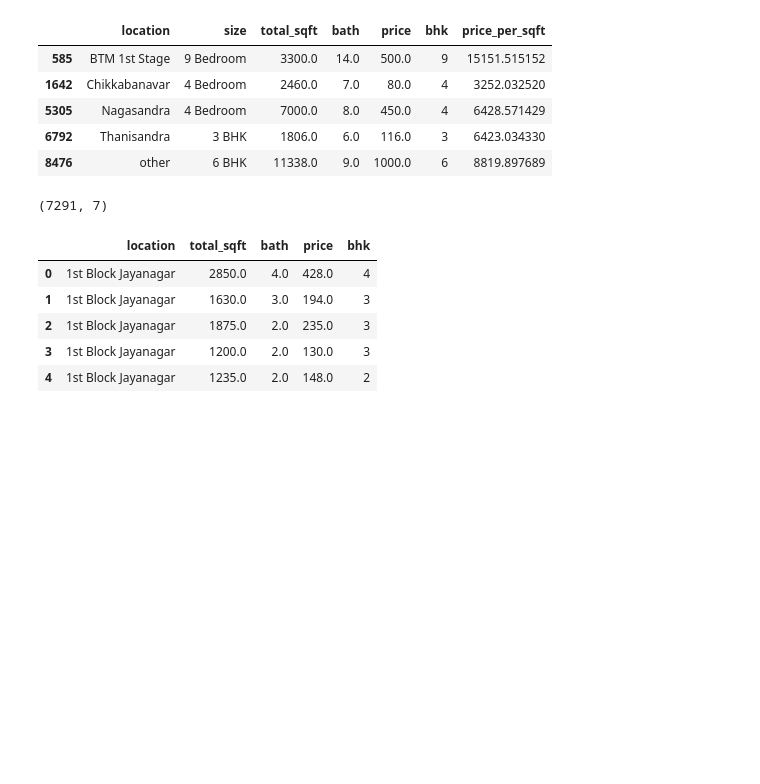
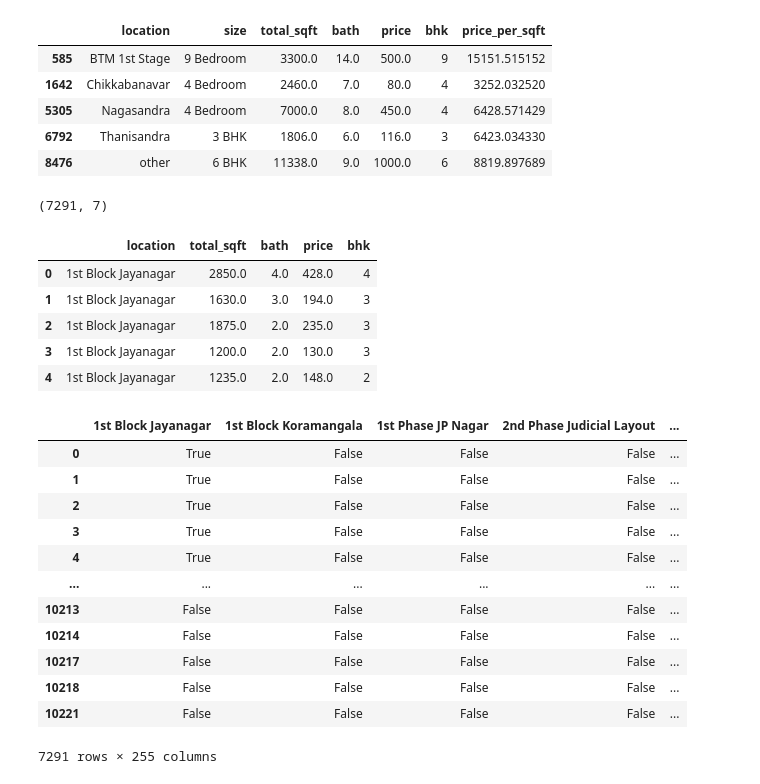
Before and after one commit to ali-liyakat/Real-Estate-Price-Prediction, a Jupyter notebook: file.ipynb, the cells around one changed output. Drawn from its saved outputs; the diff is of its cells as text; code cells hidden in the pictures; blank space fills up the shorter version.

```diff
--- a/file.ipynb
+++ b/file.ipynb
@@ -373,3 +373,20 @@ df10.head()
 | 2 | 1st Block Jayanagar | 1875.0 | 2.0 | 235.0 | 3 |
 | 3 | 1st Block Jayanagar | 1200.0 | 2.0 | 130.0 | 3 |
 | 4 | 1st Block Jayanagar | 1235.0 | 2.0 | 148.0 | 2 |
+# %%
+dummies = pd.get_dummies(df10.location)
+dummies
+# %% [output]
+|  | 1st Block Jayanagar | 1st Block Koramangala | 1st Phase JP Nagar | 2nd Phase Judicial Layout | ... |
+| 0 | True | False | False | False | ... |
+| 1 | True | False | False | False | ... |
+| 2 | True | False | False | False | ... |
+| 3 | True | False | False | False | ... |
+| 4 | True | False | False | False | ... |
+| ... | ... | ... | ... | ... | ... |
+| 10213 | False | False | False | False | ... |
+| 10214 | False | False | False | False | ... |
+| 10217 | False | False | False | False | ... |
+| 10218 | False | False | False | False | ... |
+| 10221 | False | False | False | False | ... |
+7291 rows × 255 columns
```
Also changed, not shown: parts of 14 cells of this notebook, 2 other files.
